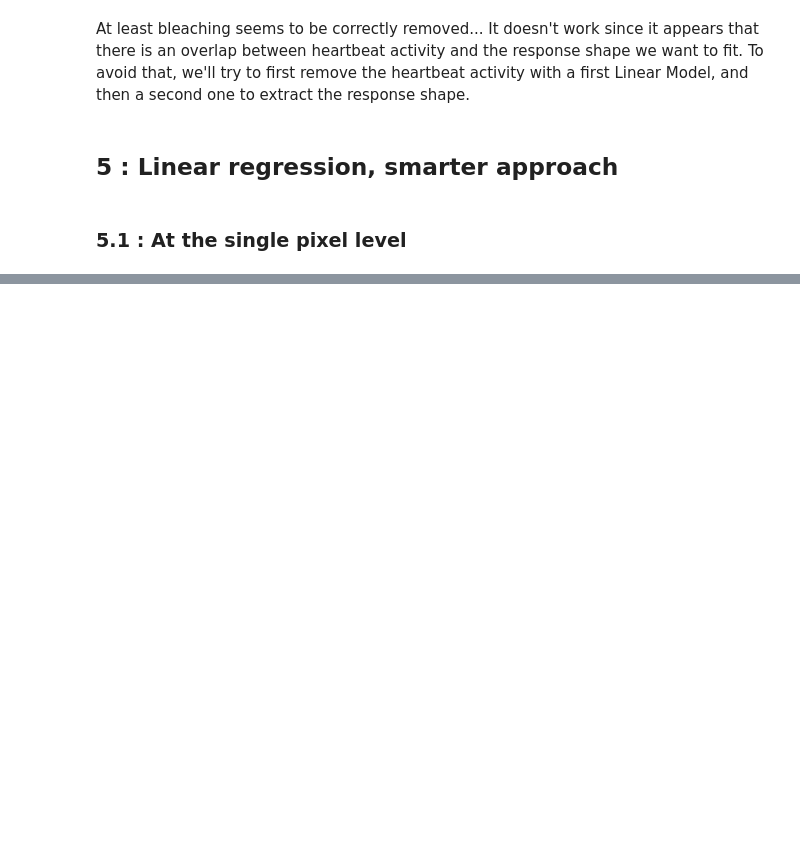
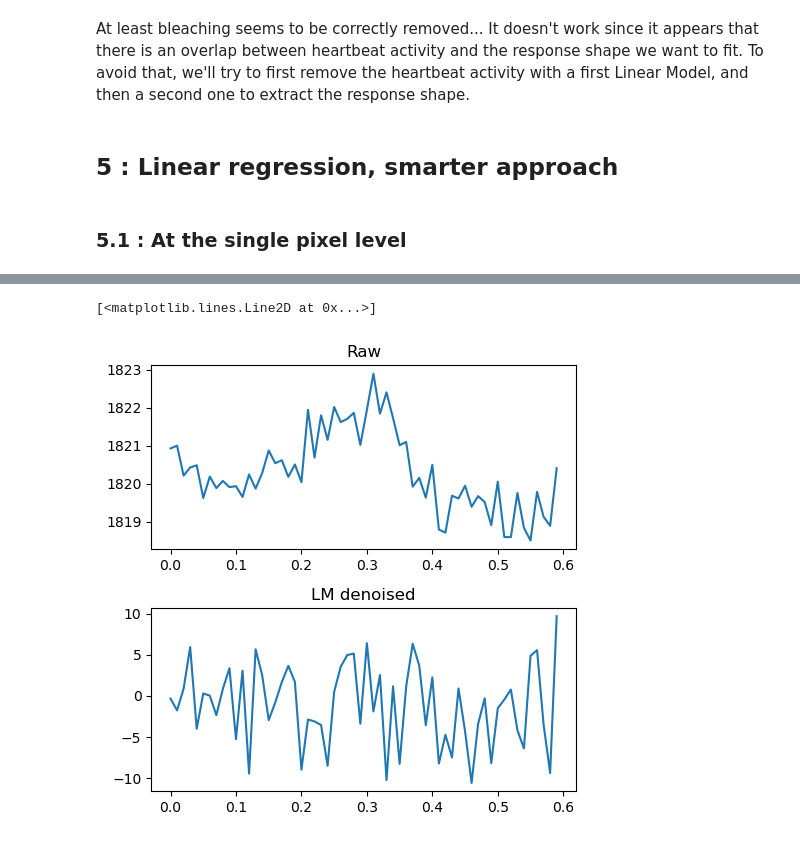
Before and after one commit to Millet21/M1-internship, a Jupyter notebook: LM_repo.ipynb, the cells around one changed output, grey strips where cells are left out. Cells and saved outputs as stored; diff of their text form; code cells hidden in the pictures; blank space fills up the shorter version.

```diff
--- a/LM_repo.ipynb
+++ b/LM_repo.ipynb
@@ -596,0 +614,12 @@ plt.plot(denoise)
+# %%
+ts = np.nanmean(Trial, axis=(1,2))
+ts_denoised = np.nanmean(Trial_denoised_smart, axis=(1,2))
+
+fig, (ax1,ax2)=plt.subplots(2,1, figsize=(5,5), tight_layout=True)
+ax1.set_title('Raw')
+ax1.plot(time, ts)
+ax2.set_title('LM denoised')
+ax2.plot(time, ts_denoised)
+# %% [output]
+[<matplotlib.lines.Line2D at 0x...>]
+[figure, added]
```
Also changed, not shown: parts of 12 cells of this notebook.
